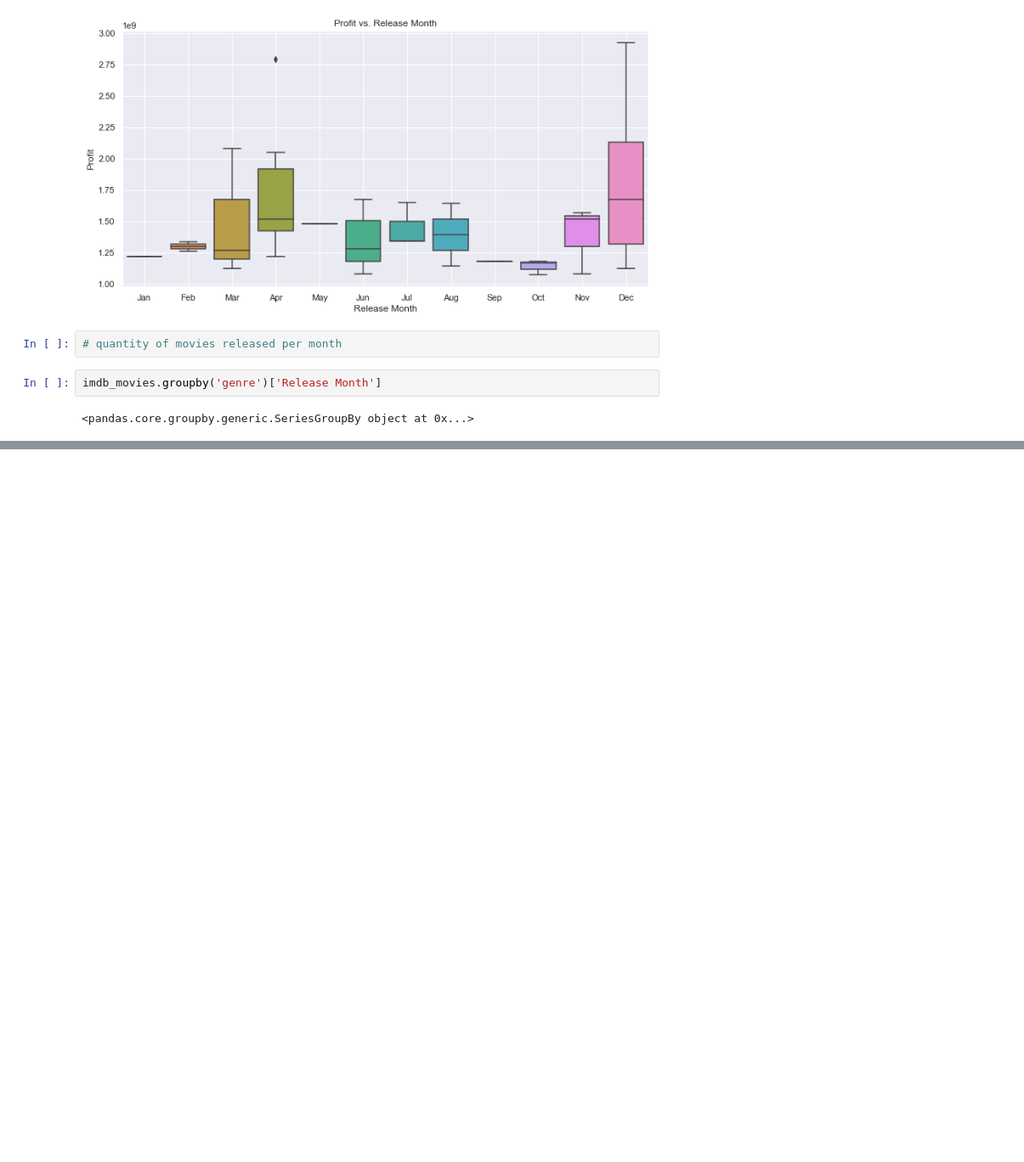
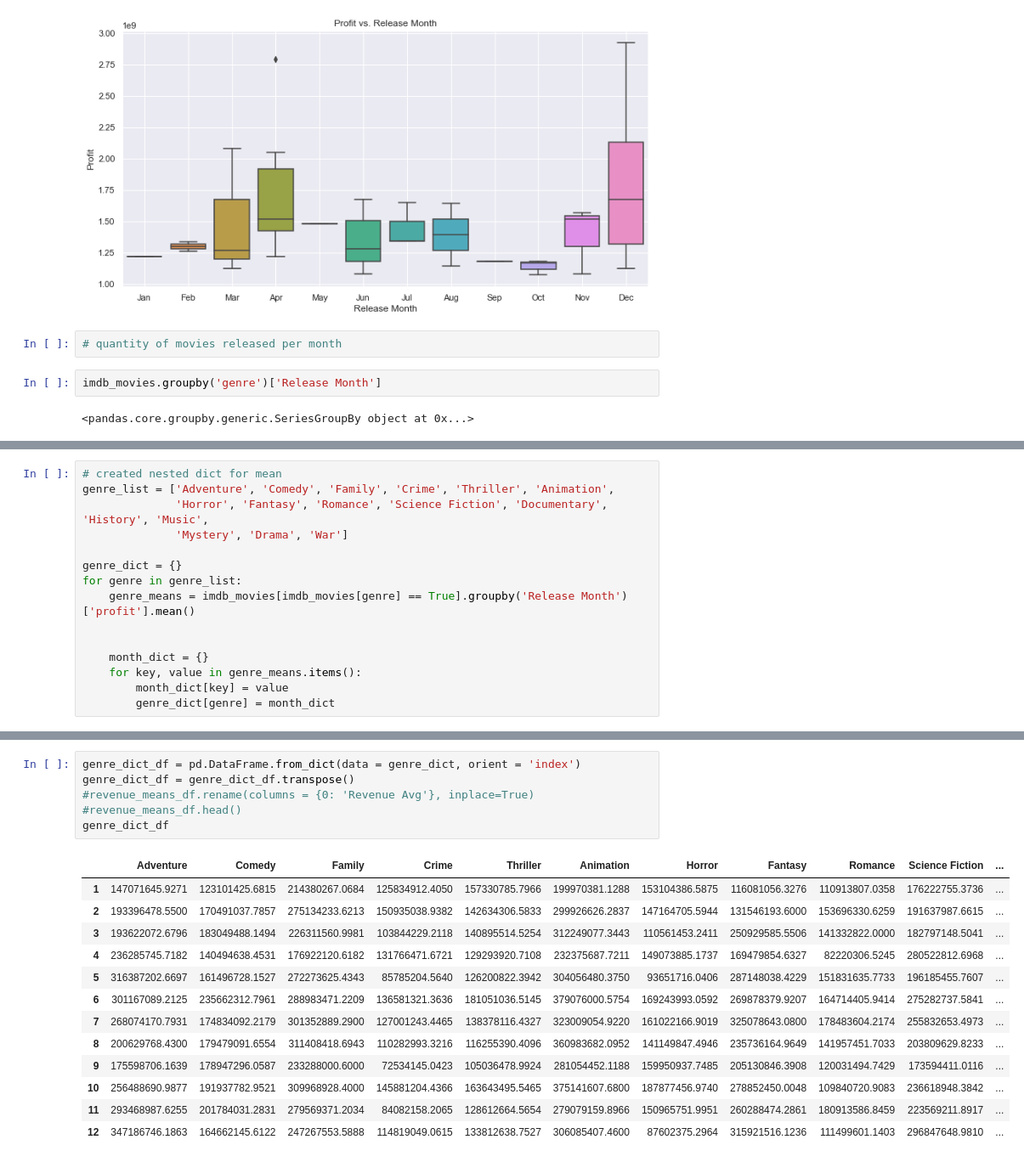
Before and after one commit to Reynch/dsc-phase-2-project-v3, a Jupyter notebook: Rachel.ipynb, the cells around one changed output, grey strips where cells are left out. Shown at 85% size. Cells and saved outputs as stored; diff of their text form; blank space fills up the shorter version.

```diff
--- a/Rachel.ipynb
+++ b/Rachel.ipynb
@@ -990,0 +995,15 @@ imdb_movies.groupby('genre')['Release Month']
+# %%
+# created nested dict for mean
+genre_list = ['Adventure', 'Comedy', 'Family', 'Crime', 'Thriller', 'Animation',
+              'Horror', 'Fantasy', 'Romance', 'Science Fiction', 'Documentary', 'History', 'Music',
+              'Mystery', 'Drama', 'War']
+
+genre_dict = {}
+for genre in genre_list:
+    genre_means = imdb_movies[imdb_movies[genre] == True].groupby('Release Month')['profit'].mean()
+
+
+    month_dict = {}
+    for key, value in genre_means.items():
+        month_dict[key] = value
+        genre_dict[genre] = month_dict
@@ -990,0 +1044,20 @@ imdb_movies.groupby('genre')['Release Month']
+# %%
+genre_dict_df = pd.DataFrame.from_dict(data = genre_dict, orient = 'index')
+genre_dict_df = genre_dict_df.transpose()
+#revenue_means_df.rename(columns = {0: 'Revenue Avg'}, inplace=True)
+#revenue_means_df.head()
+genre_dict_df
+# %% [output]
+|  | Adventure | Comedy | Family | Crime | Thriller | Animation | Horror | Fantasy | Romance | Science Fiction | ... |
+| 1 | 147071645.9271 | 123101425.6815 | 214380267.0684 | 125834912.4050 | 157330785.7966 | 199970381.1288 | 153104386.5875 | 116081056.3276 | 110913807.0358 | 176222755.3736 | ... |
+| 2 | 193396478.5500 | 170491037.7857 | 275134233.6213 | 150935038.9382 | 142634306.5833 | 299926626.2837 | 147164705.5944 | 131546193.6000 | 153696330.6259 | 191637987.6615 | ... |
+| 3 | 193622072.6796 | 183049488.1494 | 226311560.9981 | 103844229.2118 | 140895514.5254 | 312249077.3443 | 110561453.2411 | 250929585.5506 | 141332822.0000 | 182797148.5041 | ... |
+| 4 | 236285745.7182 | 140494638.4531 | 176922120.6182 | 131766471.6721 | 129293920.7108 | 232375687.7211 | 149073885.1737 | 169479854.6327 | 82220306.5245 | 280522812.6968 | ... |
+| 5 | 316387202.6697 | 161496728.1527 | 272273625.4343 | 85785204.5640 | 126200822.3942 | 304056480.3750 | 93651716.0406 | 287148038.4229 | 151831635.7733 | 196185455.7607 | ... |
+| 6 | 301167089.2125 | 235662312.7961 | 288983471.2209 | 136581321.3636 | 181051036.5145 | 379076000.5754 | 169243993.0592 | 269878379.9207 | 164714405.9414 | 275282737.5841 | ... |
+| 7 | 268074170.7931 | 174834092.2179 | 301352889.2900 | 127001243.4465 | 138378116.4327 | 323009054.9220 | 161022166.9019 | 325078643.0800 | 178483604.2174 | 255832653.4973 | ... |
+| 8 | 200629768.4300 | 179479091.6554 | 311408418.6943 | 110282993.3216 | 116255390.4096 | 360983682.0952 | 141149847.4946 | 235736164.9649 | 141957451.7033 | 203809629.8233 | ... |
+| 9 | 175598706.1639 | 178947296.0587 | 233288000.6000 | 72534145.0423 | 105036478.9924 | 281054452.1188 | 159950937.7485 | 205130846.3908 | 120031494.7429 | 173594411.0116 | ... |
+| 10 | 256488690.9877 | 191937782.9521 | 309968928.4000 | 145881204.4366 | 163643495.5465 | 375141607.6800 | 187877456.9740 | 278852450.0048 | 109840720.9083 | 236618948.3842 | ... |
+| 11 | 293468987.6255 | 201784031.2831 | 279569371.2034 | 84082158.2065 | 128612664.5654 | 279079159.8966 | 150965751.9951 | 260288474.2861 | 180913586.8459 | 223569211.8917 | ... |
+| 12 | 347186746.1863 | 164662145.6122 | 247267553.5888 | 114819049.0615 | 133812638.7527 | 306085407.4600 | 87602375.2964 | 315921516.1236 | 111499601.1403 | 296847648.9810 | ... |
```
Also changed, not shown: parts of 14 cells of this notebook.
